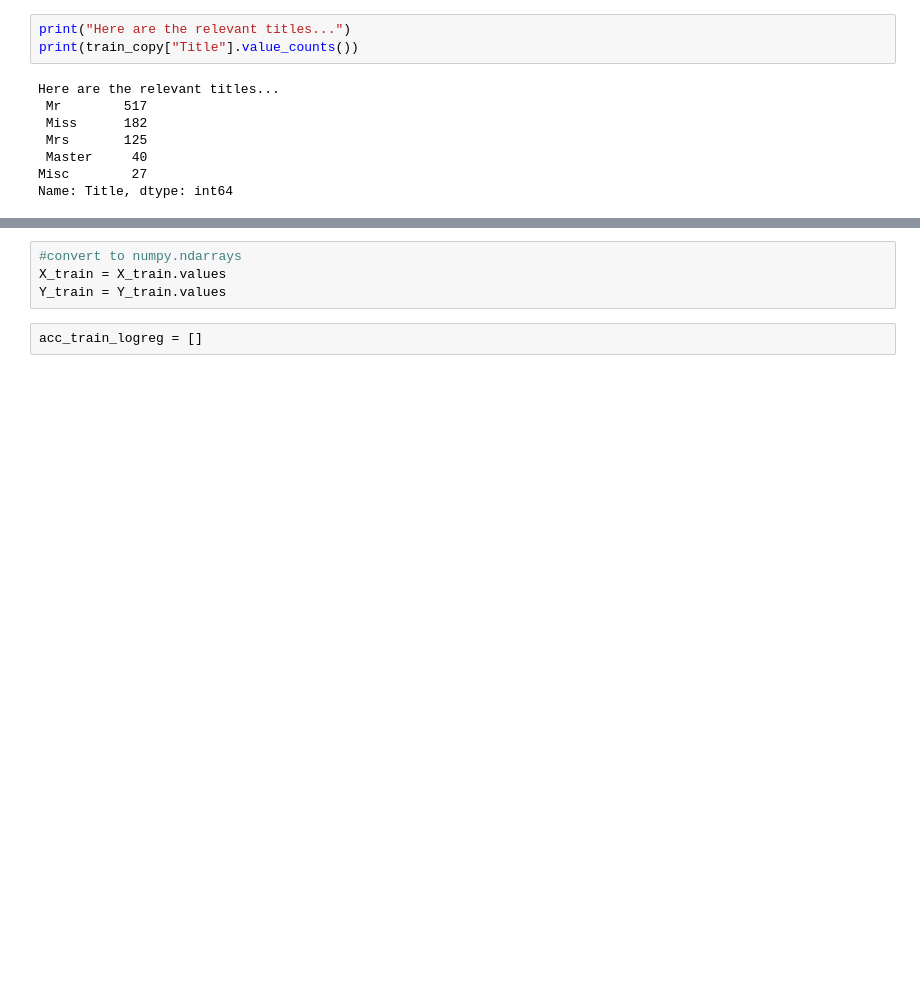
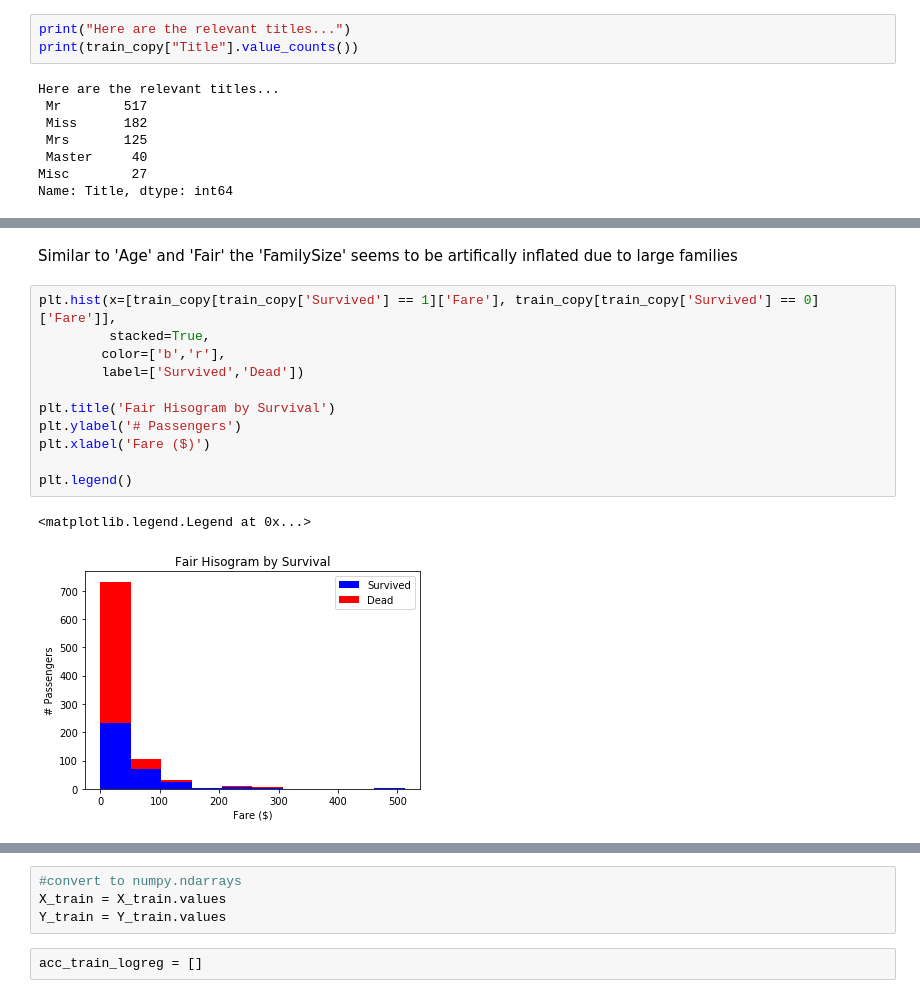
Before and after one commit to kho226/kaggle, a Jupyter notebook: titanic/titanic.ipynb, the cells around one changed output, grey strips where cells are left out. Saved outputs shown, nothing was run; the diff lists cells and outputs as text; blank space fills up the shorter version.

```diff
--- a/titanic/titanic.ipynb
+++ b/titanic/titanic.ipynb
@@ -363,0 +436,16 @@ X_train = train_copy.copy(deep = True)
+# %% [markdown]
+Similar to 'Age' and 'Fair' the 'FamilySize' seems to be artifically inflated due to large families
+# %%
+plt.hist(x=[train_copy[train_copy['Survived'] == 1]['Fare'], train_copy[train_copy['Survived'] == 0]['Fare']],
+         stacked=True,
+        color=['b','r'],
+        label=['Survived','Dead'])
+
+plt.title('Fair Hisogram by Survival')
+plt.ylabel('# Passengers')
+plt.xlabel('Fare ($)')
+
+plt.legend()
+# %% [output]
+<matplotlib.legend.Legend at 0x...>
+[figure, added]
```
Also changed, not shown: parts of 72 cells of this notebook.
